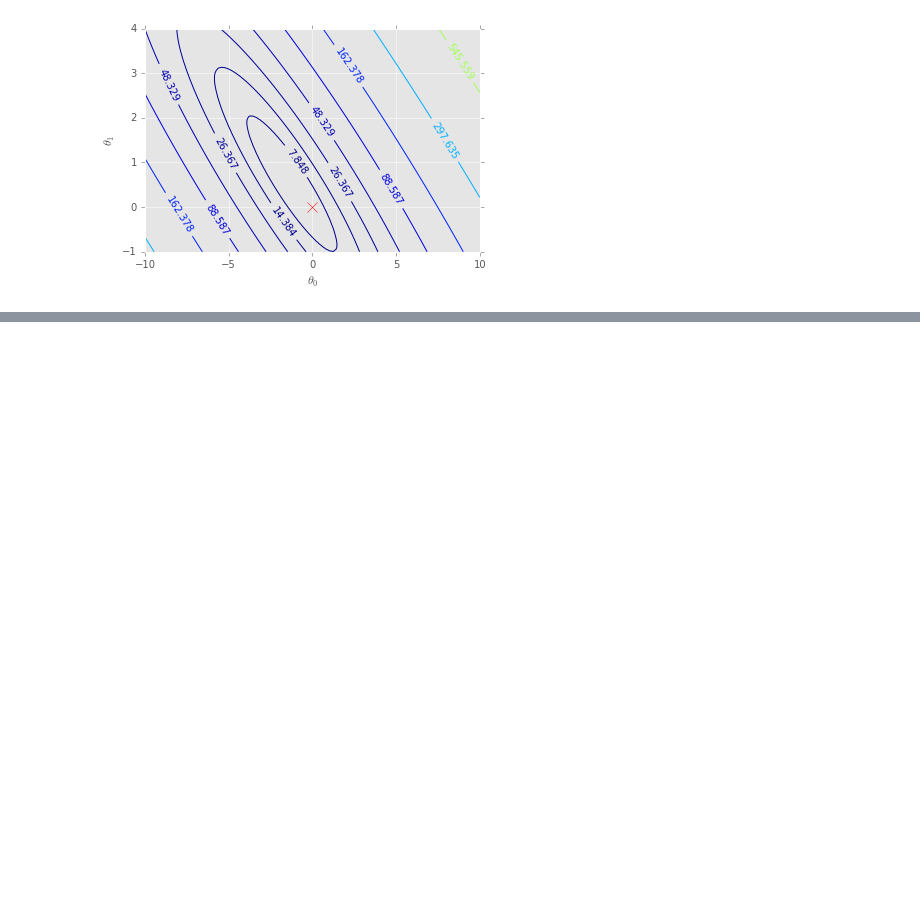
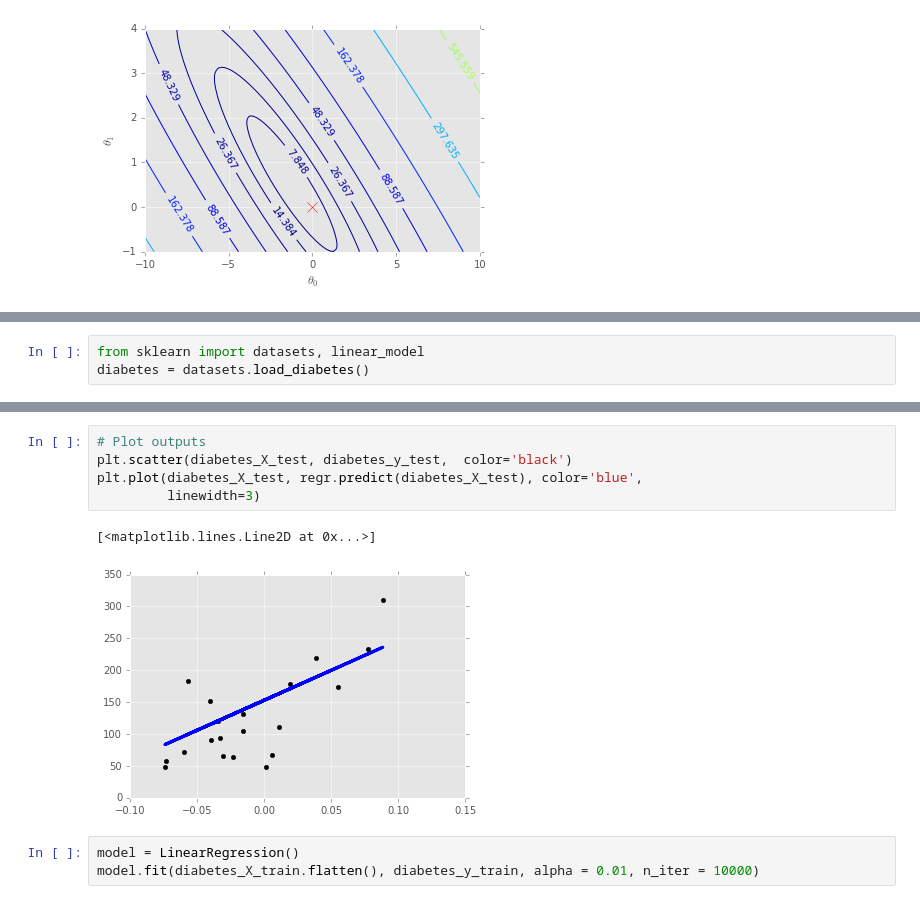
Before and after one commit to slegroux/slgML, a Jupyter notebook: linear_regression.ipynb, the cells around one changed output, grey strips where cells are left out. Cells and saved outputs as stored; diff of their text form; blank space fills up the shorter version.

```diff
--- a/linear_regression.ipynb
+++ b/linear_regression.ipynb
@@ -116,0 +135,3 @@ plt.plot(0.0, 0.0, 'rx', linewidth=2, markersize=10)
+# %%
+from sklearn import datasets, linear_model
+diabetes = datasets.load_diabetes()
@@ -116,0 +174,11 @@ plt.plot(0.0, 0.0, 'rx', linewidth=2, markersize=10)
+# %%
+# Plot outputs
+plt.scatter(diabetes_X_test, diabetes_y_test,  color='black')
+plt.plot(diabetes_X_test, regr.predict(diabetes_X_test), color='blue',
+         linewidth=3)
+# %% [output]
+[<matplotlib.lines.Line2D at 0x...>]
+[figure, added]
+# %%
+model = LinearRegression()
+model.fit(diabetes_X_train.flatten(), diabetes_y_train, alpha = 0.01, n_iter = 10000)
```
Also changed, not shown: parts of 10 cells of this notebook, 1 other file.
